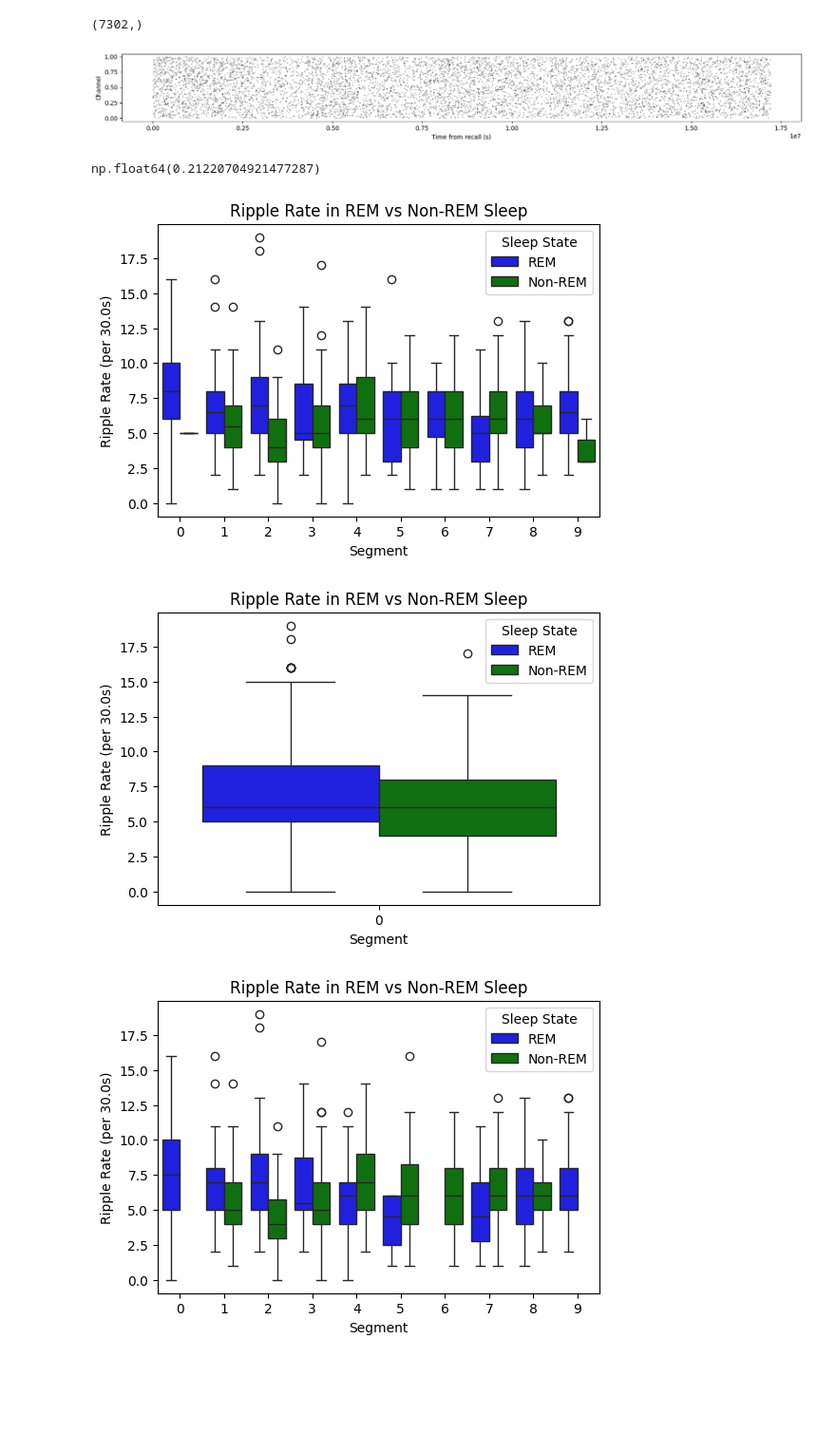
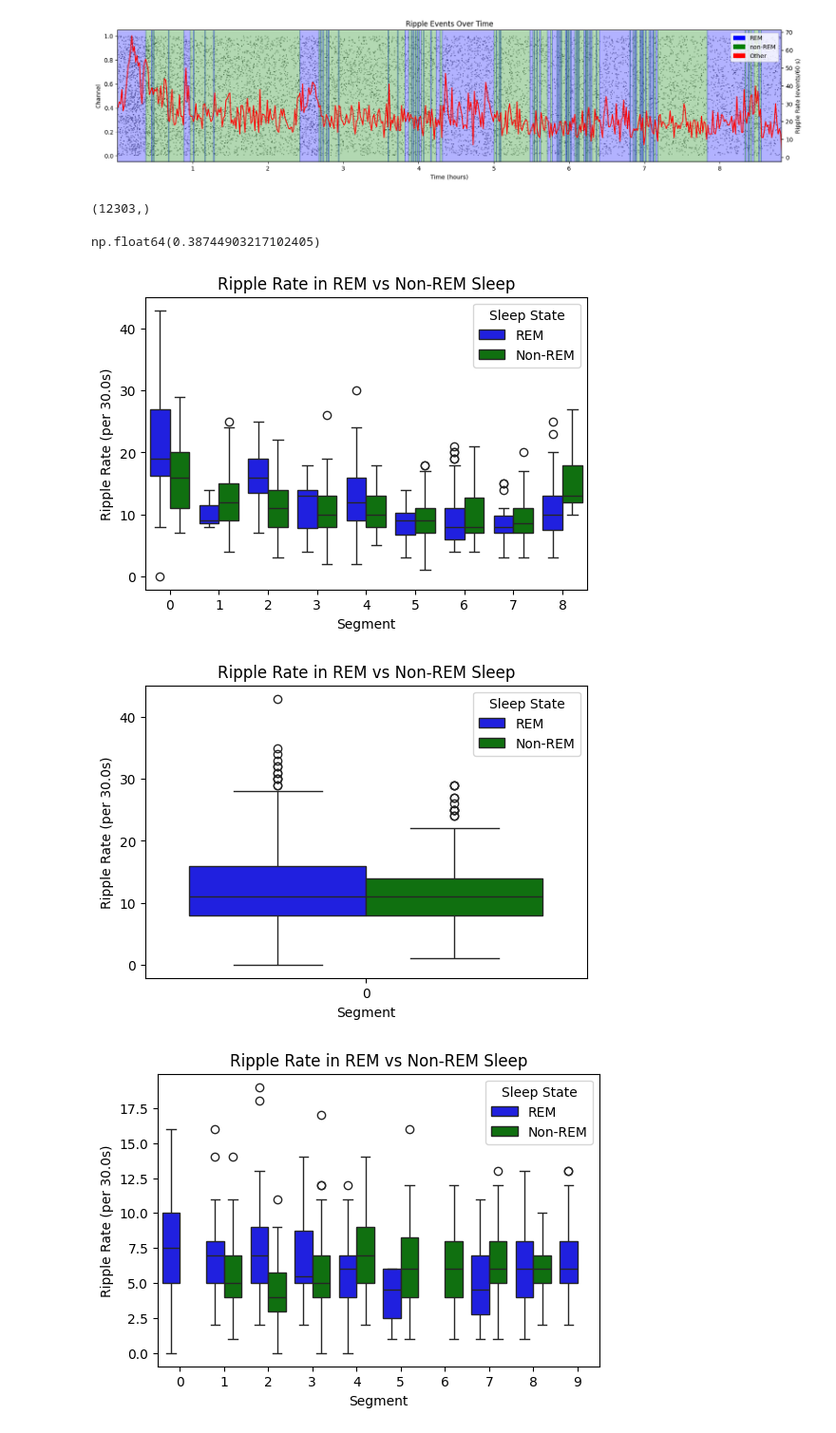
Before and after one commit to NxNiki/ripple-detection, a Jupyter notebook: notebooks/plot_sleep_ripples.ipynb, the cells around one changed output. Shown: that part at 95% size. Drawn from its saved outputs; the diff is of its cells as text; code cells hidden in the pictures; blank space fills up the shorter version.

```diff
--- a/notebooks/plot_sleep_ripples.ipynb
+++ b/notebooks/plot_sleep_ripples.ipynb
@@ -9,17 +9,17 @@ from nwb_pipeline.csc_reader import load_mat_file
 from ripple_detection.slow_wave_ripple import get_start_end_arrays
 from sleep_score.analysis import (
     downsample_sleep_score, plot_sleep_stages, plot_two_sleep_stages, plot_contingency_matrix, load_sleep_score,
-    plot_ripple_rate_by_sleep_state, plot_activation_by_ripple
+    plot_ripple_rate_by_sleep_state, plot_activation_by_ripple, plot_ripple_raster
 )
 
-# ripple_file = os.path.join('/Users/XinNiuAdmin/HoffmanMount/data/PIPELINE_vc/ANALYSIS/MovieParadigm/566_MovieParadigm/Experiment-8/'
-#                'ripple_detection', 'RMH2.npz')
-# sleep_score_rockelle = ('/Users/XinNiuAdmin/Library/CloudStorage/Box-Box/Vwani_Movie/sleep scoring/'
-#                         'EXP8_Movie24&566_firstpass.csv')
-# sleep_score_file = ('/Users/XinNiuAdmin/HoffmanMount/data/PIPELINE_vc/ANALYSIS/MovieParadigm/'
-#                     '566_MovieParadigm/Experiment-8/sleep_score/sleepScore_ROF2_001.mat')
-# activation_file = ('/Users/XinNiuAdmin/Documents/brain_decoding/results/movie_24_merged/'
-#                    '566_None_multi-vit_test_optimalX_CARX_2024-11-13_16-02-47/memory/prediction/epoch40_test_sleep_1_results.npy')
+ripple_file = os.path.join('/Users/XinNiuAdmin/HoffmanMount/data/PIPELINE_vc/ANALYSIS/MovieParadigm/566_MovieParadigm/Experiment-8/'
+               'ripple_detection', 'RMH2.npz')
+sleep_score_rockelle = ('/Users/XinNiuAdmin/Library/CloudStorage/Box-Box/Vwani_Movie/sleep scoring/'
+                        'EXP8_Movie24&566_firstpass.csv')
+sleep_score_file = ('/Users/XinNiuAdmin/HoffmanMount/data/PIPELINE_vc/ANALYSIS/MovieParadigm/'
+                    '566_MovieParadigm/Experiment-8/sleep_score/sleepScore_ROF2_001.mat')
+activation_file = ('/Users/XinNiuAdmin/Documents/brain_decoding/results/movie_24_merged/'
+                   '566_None_multi-vit_test_optimalX_CARX_2024-11-13_16-02-47/memory/prediction/epoch40_test_sleep_1_results.npy')
 
 # ripple_file = os.path.join('/Users/XinNiuAdmin/HoffmanMount/data/PIPELINE_vc/ANALYSIS/MovieParadigm/562_MovieParadigm/Experiment-6/'
 #                'ripple_detection', 'LAH5.npz')
@@ -28,12 +28,12 @@ from sleep_score.analysis import (
 # sleep_score_file = ('/Users/XinNiuAdmin/HoffmanMount/data/PIPELINE_vc/ANALYSIS/MovieParadigm/'
 #                     '562_MovieParadigm/Experiment-6/sleep_score/sleepScore_LOFAC5_001.mat')
 
-ripple_file = os.path.join('/Users/XinNiuAdmin/HoffmanMount/data/PIPELINE_vc/ANALYSIS/MovieParadigm/561_MovieParadigm/Experiment-4/'
-               'ripple_detection', 'LMH.npz')
-sleep_score_rockelle = ('/Users/XinNiuAdmin/Library/CloudStorage/Box-Box/Vwani_Movie/sleep scoring/'
-                        'EXP4_Movie24&561_firstpass.csv')
-sleep_score_file = ('/Users/XinNiuAdmin/HoffmanMount/data/PIPELINE_vc/ANALYSIS/MovieParadigm/'
-                    '561_MovieParadigm/Experiment-4/sleep_score/sleepScore_LAC4_001.mat')
+# ripple_file = os.path.join('/Users/XinNiuAdmin/HoffmanMount/data/PIPELINE_vc/ANALYSIS/MovieParadigm/561_MovieParadigm/Experiment-4/'
+#                'ripple_detection', 'LMH.npz')
+# sleep_score_rockelle = ('/Users/XinNiuAdmin/Library/CloudStorage/Box-Box/Vwani_Movie/sleep scoring/'
+#                         'EXP4_Movie24&561_firstpass.csv')
+# sleep_score_file = ('/Users/XinNiuAdmin/HoffmanMount/data/PIPELINE_vc/ANALYSIS/MovieParadigm/'
+#                     '561_MovieParadigm/Experiment-4/sleep_score/sleepScore_LAC4_001.mat')
 
 activation_fs = 4
 ripple_fs = 500  # Hz
@@ -61,21 +47,16 @@ ModuleNotFoundError: No module named 'cmlreaders'
 # %%
-
+sleep_score = load_sleep_score(sleep_score_rockelle)
 
 start_array, end_array = get_start_end_arrays(ripple_array)
 start_time = np.where(start_array[0,:])[0]
 end_time = np.where(end_array[0,:])[0]
 
-# plot raster
-plt.subplots(1,1,figsize=(20,2))
-plt.scatter(start_time, np.random.rand(len(start_time)), s=.1, color='k') # SWR time v. trial
-plt.xlabel('Time from recall (s)')
-plt.ylabel('Channel')
-
+plot_ripple_raster(start_time, ripple_fs, 60, sleep_score=sleep_score)
 start_time.shape
 # %% [output]
+[figure, new version]
-(7302,)
+(12303,)
-[figure, old version]
 # %%
 np.sum(start_array,1)[0]/(np.shape(start_array)[1]/ripple_fs)
 # %% [output]
-np.float64(0.21220704921477287)
+np.float64(0.38744903217102405)
@@ -85,11 +63,11 @@ sleep_score_rockelle = load_sleep_score(sleep_score_rockelle)
 # %%
-plot_ripple_rate_by_sleep_state(start_time, sleep_score_rockelle)
+plot_ripple_rate_by_sleep_state(start_time, sleep_score)
 # %% [output]
-[figure, old version]
+[figure, new version]
 # %%
-plot_ripple_rate_by_sleep_state(start_time, sleep_score_rockelle, segment_duration=10)
+plot_ripple_rate_by_sleep_state(start_time, sleep_score, segment_duration=10)
 # %% [output]
-[figure, old version]
+[figure, new version]
 # %%
 
 data = load_mat_file(sleep_score_file)
```
Also changed, not shown: parts of 2 cells of this notebook, 4 other files.
